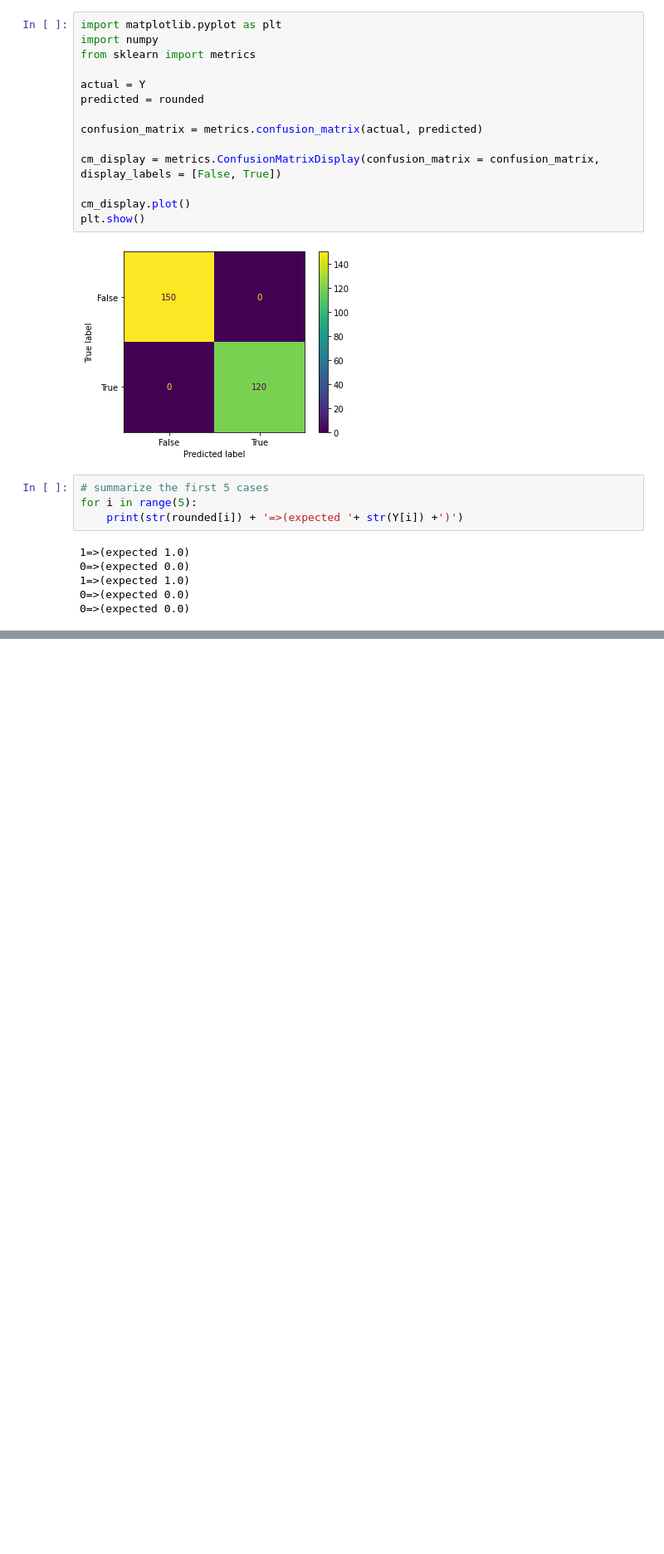
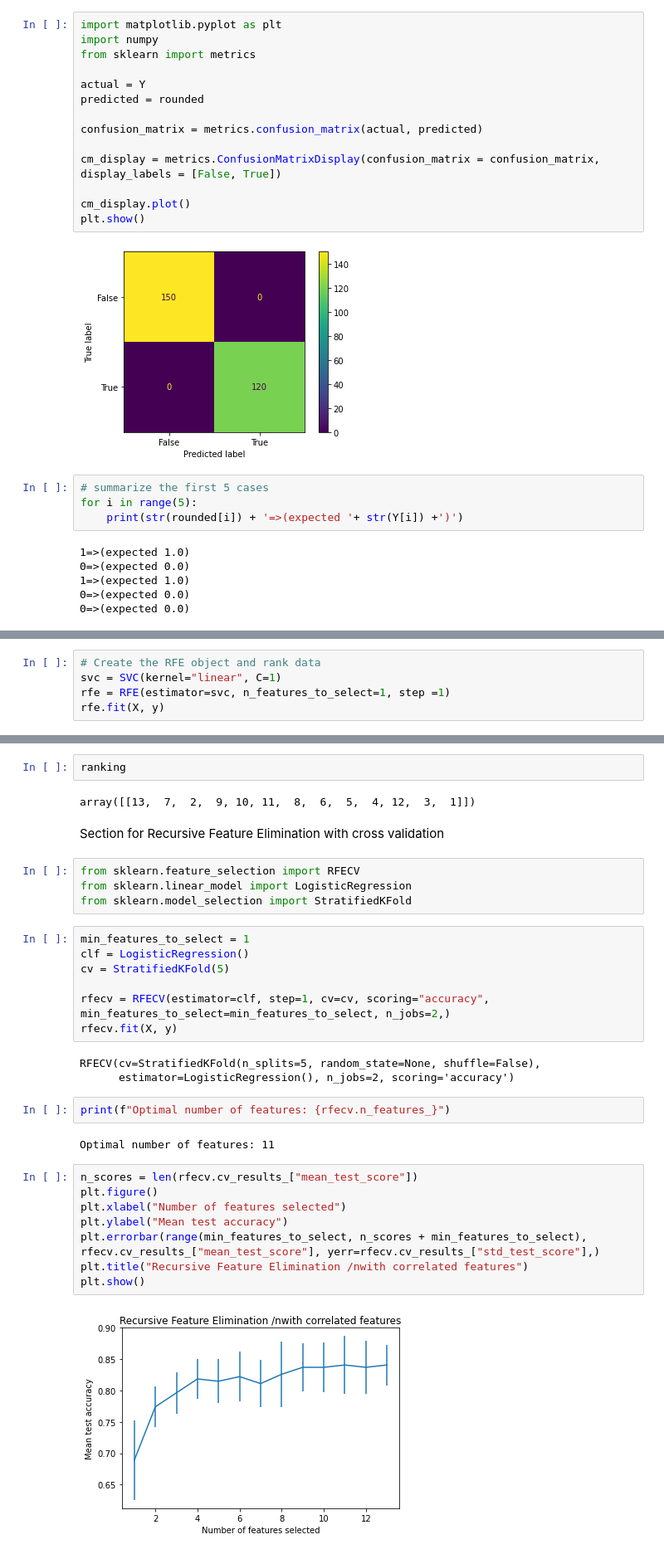
Before and after one commit to sba23437/S2CA2, a Jupyter notebook: PySpark/Heart Disease Notebook.ipynb, the cells around one changed output, grey strips where cells are left out. Shown at 83% size. Drawn from its saved outputs; the diff is of its cells as text; blank space fills up the shorter version.

```diff
--- a/PySpark/Heart Disease Notebook.ipynb
+++ b/PySpark/Heart Disease Notebook.ipynb
@@ -376,0 +527,5 @@ for i in range(5):
+# %%
+# Create the RFE object and rank data
+svc = SVC(kernel="linear", C=1)
+rfe = RFE(estimator=svc, n_features_to_select=1, step =1)
+rfe.fit(X, y)
@@ -376,0 +538,34 @@ for i in range(5):
+# %%
+ranking
+# %% [output]
+array([[13,  7,  2,  9, 10, 11,  8,  6,  5,  4, 12,  3,  1]])
+# %% [markdown]
+Section for Recursive Feature Elimination with cross validation
+# %%
+from sklearn.feature_selection import RFECV
+from sklearn.linear_model import LogisticRegression
+from sklearn.model_selection import StratifiedKFold
+# %%
+min_features_to_select = 1
+clf = LogisticRegression()
+cv = StratifiedKFold(5)
+
+rfecv = RFECV(estimator=clf, step=1, cv=cv, scoring="accuracy", min_features_to_select=min_features_to_select, n_jobs=2,)
+rfecv.fit(X, y)
+# %% [output]
+RFECV(cv=StratifiedKFold(n_splits=5, random_state=None, shuffle=False),
+      estimator=LogisticRegression(), n_jobs=2, scoring='accuracy')
+# %%
+print(f"Optimal number of features: {rfecv.n_features_}")
+# %% [output]
+Optimal number of features: 11
+# %%
+n_scores = len(rfecv.cv_results_["mean_test_score"])
+plt.figure()
+plt.xlabel("Number of features selected")
+plt.ylabel("Mean test accuracy")
+plt.errorbar(range(min_features_to_select, n_scores + min_features_to_select), rfecv.cv_results_["mean_test_score"], yerr=rfecv.cv_results_["std_test_score"],)
+plt.title("Recursive Feature Elimination /nwith correlated features")
+plt.show()
+# %% [output]
+[figure, added]
```
Also changed, not shown: parts of 27 cells of this notebook.
